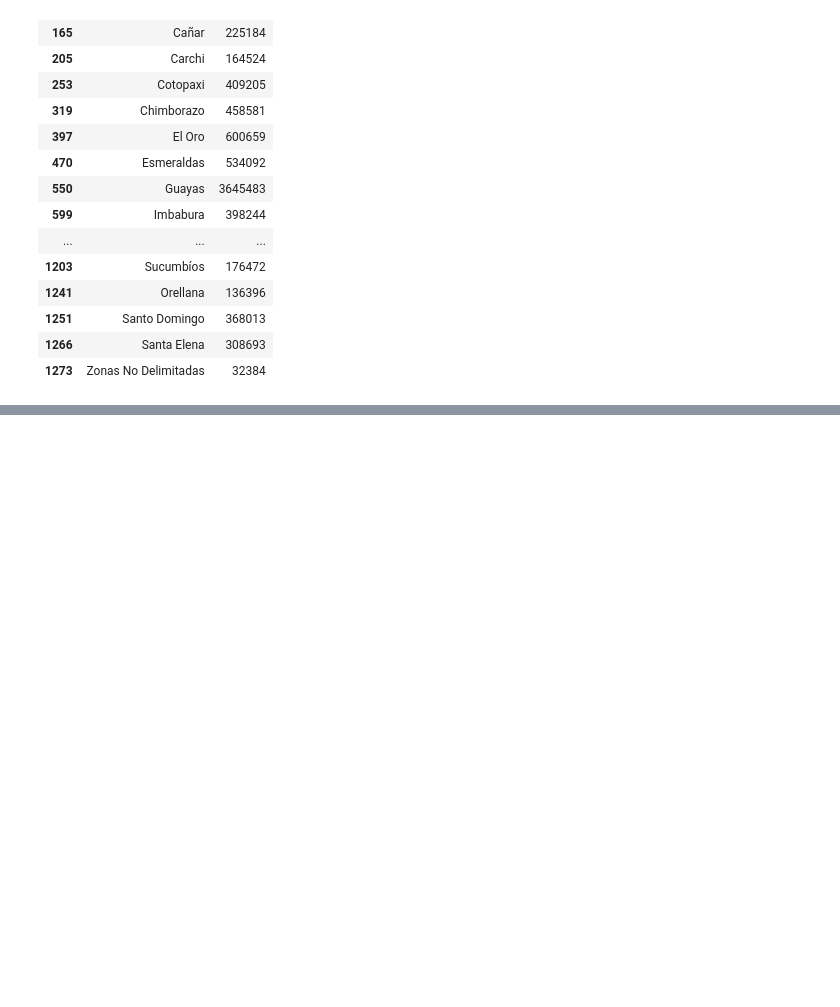
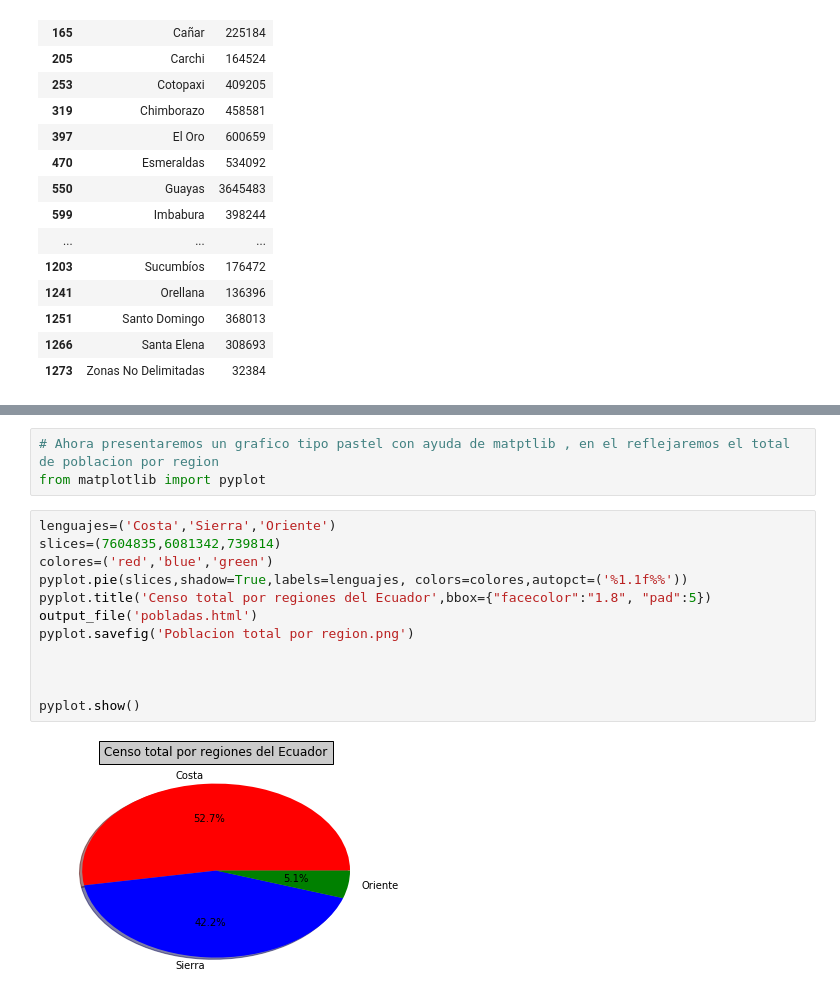
Before and after one commit to programacion-taw-utpl-001/trabajo-final-primer-bimestre-final-012, a Jupyter notebook: proyecto final/Untitled.ipynb, the cells around one changed output, grey strips where cells are left out. Cells and saved outputs as stored; diff of their text form; blank space fills up the shorter version.

```diff
--- a/proyecto final/Untitled.ipynb
+++ b/proyecto final/Untitled.ipynb
@@ -302,0 +348,17 @@ pyplot.show()
+# %%
+# Ahora presentaremos un grafico tipo pastel con ayuda de matptlib , en el reflejaremos el total de poblacion por region
+from matplotlib import pyplot
+# %%
+lenguajes=('Costa','Sierra','Oriente')
+slices=(7604835,6081342,739814)
+colores=('red','blue','green')
+pyplot.pie(slices,shadow=True,labels=lenguajes, colors=colores,autopct=('%1.1f%%'))
+pyplot.title('Censo total por regiones del Ecuador',bbox={"facecolor":"1.8", "pad":5})
+output_file('pobladas.html')
+pyplot.savefig('Poblacion total por region.png')
+
+
+
+pyplot.show()
+# %% [output]
+[figure, added]
```
Also changed, not shown: parts of 6 cells of this notebook, 2 other files.
